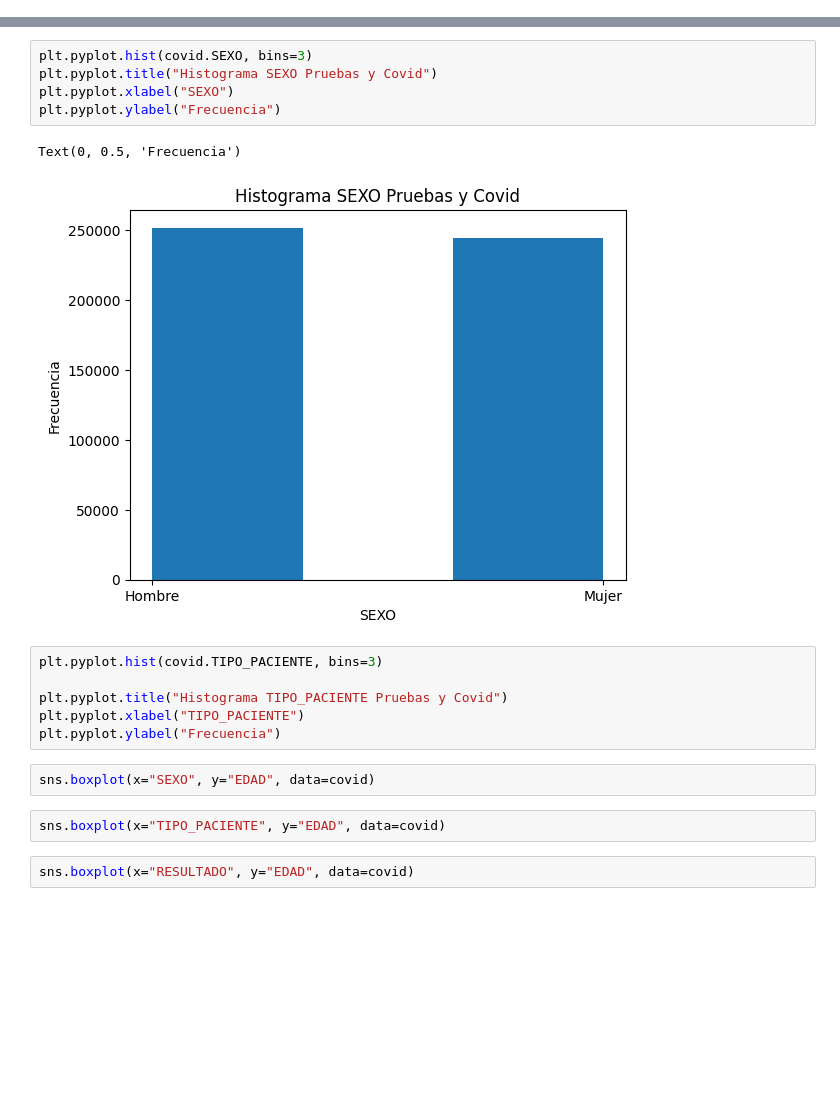
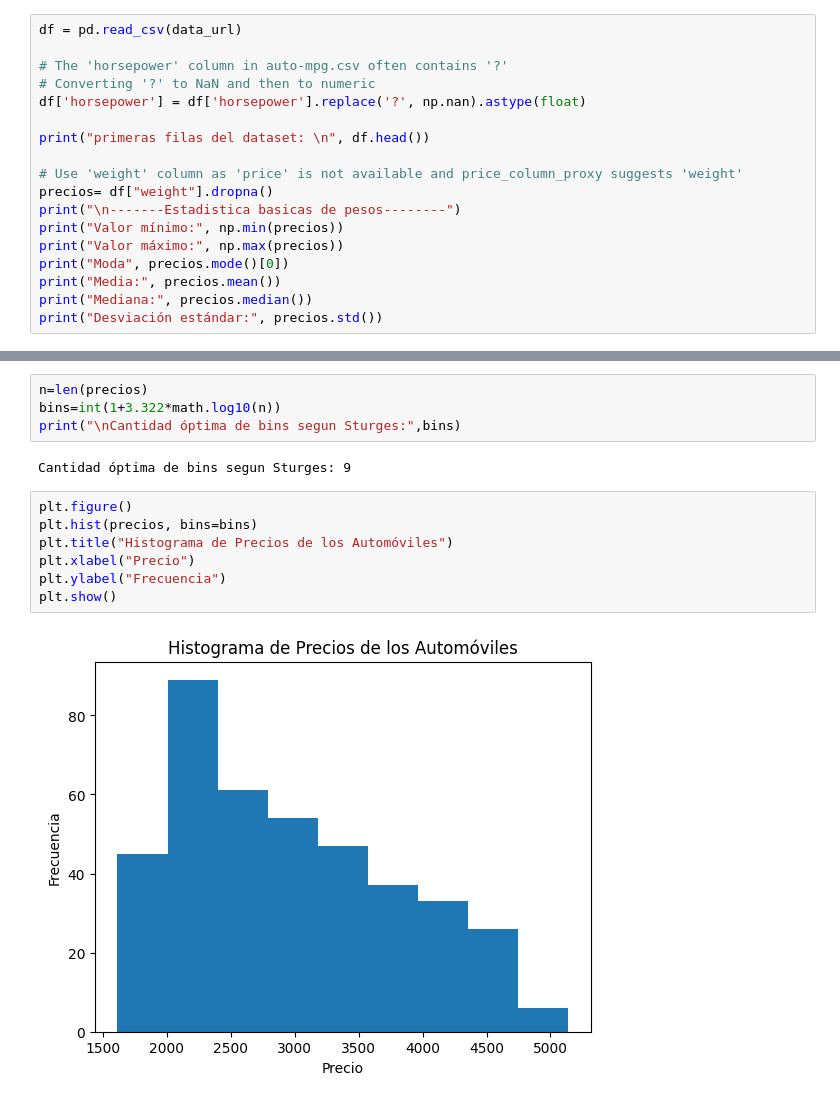
Before and after one commit to Daniel125558/Probabilidad, a Jupyter notebook: Unidad1/practica5__incompleto.ipynb, the cells around one changed output, grey strips where cells are left out. Cells and saved outputs as stored; diff of their text form; blank space fills up the shorter version.

```diff
--- a/Unidad1/practica5__incompleto.ipynb
+++ b/Unidad1/practica5__incompleto.ipynb
@@ -39,0 +14,18 @@ Text(0, 0.5, 'Frecuencia')
+# %%
+df = pd.read_csv(data_url)
+
+# The 'horsepower' column in auto-mpg.csv often contains '?'
+# Converting '?' to NaN and then to numeric
+df['horsepower'] = df['horsepower'].replace('?', np.nan).astype(float)
+
+print("primeras filas del dataset: \n", df.head())
+
+# Use 'weight' column as 'price' is not available and price_column_proxy suggests 'weight'
+precios= df["weight"].dropna()
+print("\n-------Estadistica basicas de pesos--------")
+print("Valor mínimo:", np.min(precios))
+print("Valor máximo:", np.max(precios))
+print("Moda", precios.mode()[0])
+print("Media:", precios.mean())
+print("Mediana:", precios.median())
+print("Desviación estándar:", precios.std())
@@ -40,20 +62,15 @@ Text(0, 0.5, 'Frecuencia')
+# %%
+n=len(precios)
+bins=int(1+3.322*math.log10(n))
+print("\nCantidad óptima de bins segun Sturges:",bins)
+# %% [output]
+Cantidad óptima de bins segun Sturges: 9
 # %%
-plt.pyplot.hist(covid.SEXO, bins=3)
-plt.pyplot.title("Histograma SEXO Pruebas y Covid")
-plt.pyplot.xlabel("SEXO")
-plt.pyplot.ylabel("Frecuencia")
+plt.figure()
+plt.hist(precios, bins=bins)
+plt.title("Histograma de Precios de los Automóviles")
+plt.xlabel("Precio")
+plt.ylabel("Frecuencia")
+plt.show()
 # %% [output]
-Text(0, 0.5, 'Frecuencia')
-[figure, old version]
+[figure, new version]
-# %%
-plt.pyplot.hist(covid.TIPO_PACIENTE, bins=3)
-
-plt.pyplot.title("Histograma TIPO_PACIENTE Pruebas y Covid")
-plt.pyplot.xlabel("TIPO_PACIENTE")
-plt.pyplot.ylabel("Frecuencia")
-# %%
-sns.boxplot(x="SEXO", y="EDAD", data=covid)
-# %%
-sns.boxplot(x="TIPO_PACIENTE", y="EDAD", data=covid)
-# %%
-sns.boxplot(x="RESULTADO", y="EDAD", data=covid)
```
Also changed, not shown: parts of 13 cells of this notebook.
